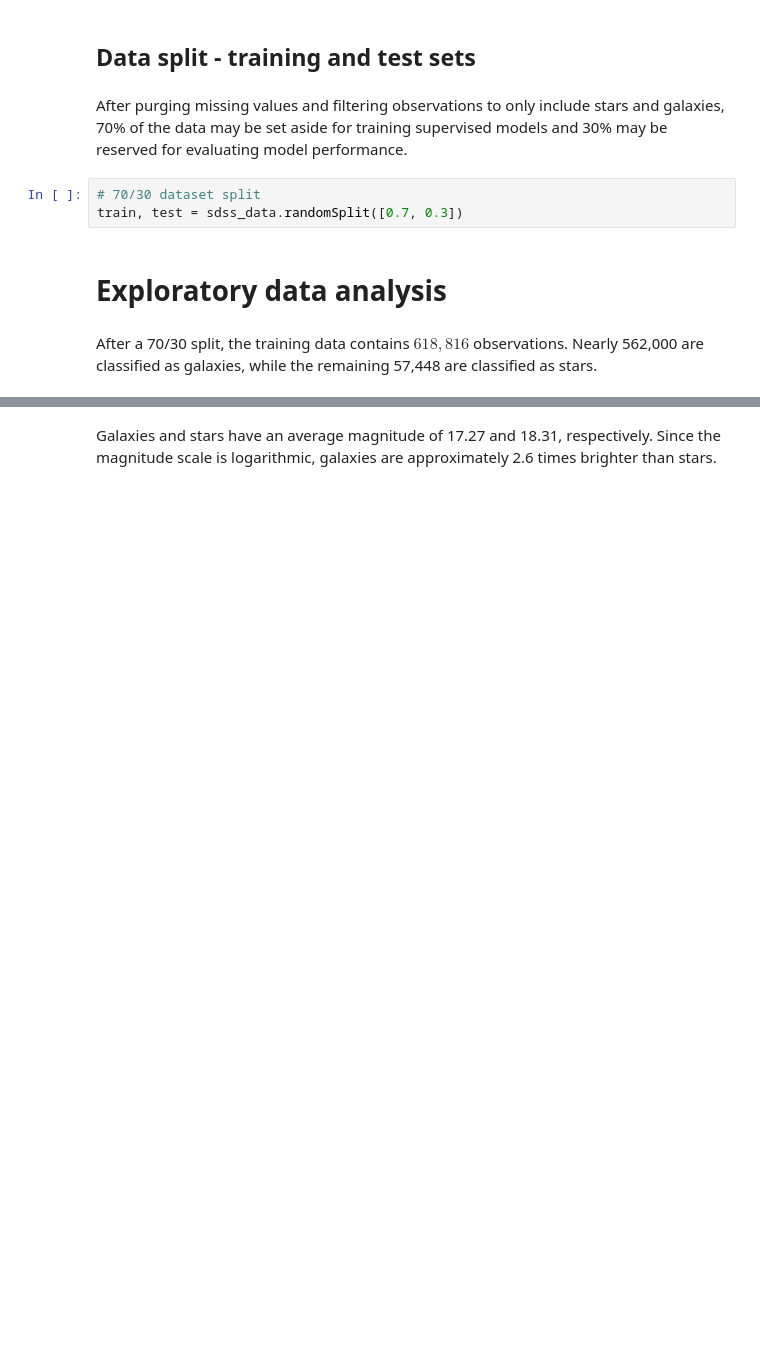
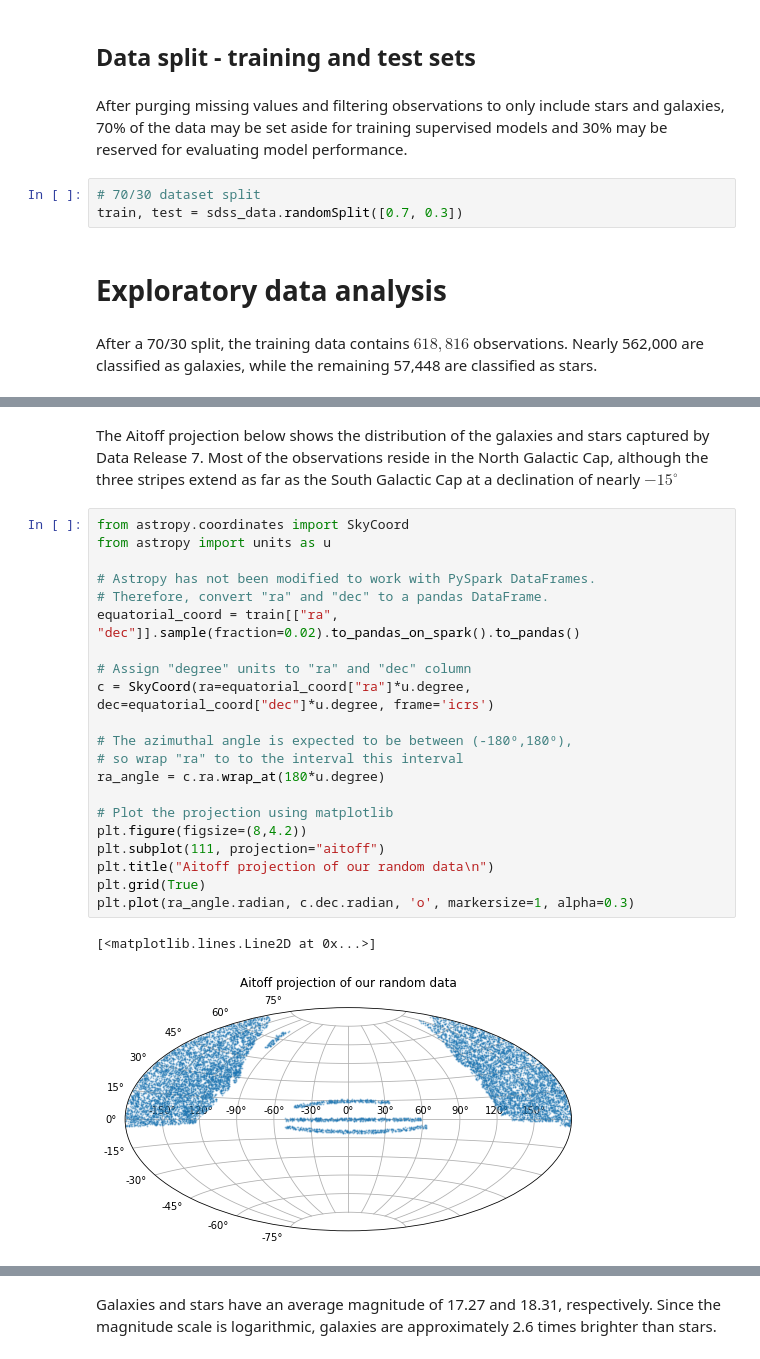
Before and after one commit to scimaksim/ML-Star-Galaxy-Classifiers, a Jupyter notebook: Nikiforov_Project_3.ipynb, the cells around one changed output, grey strips where cells are left out. Drawn from its saved outputs; the diff is of its cells as text; blank space fills up the shorter version.

```diff
--- a/Nikiforov_Project_3.ipynb
+++ b/Nikiforov_Project_3.ipynb
@@ -367,2 +335,28 @@ train.groupBy("obj_category").count().show()
 +------------+------+
+# %% [markdown]
+The Aitoff projection below shows the distribution of the galaxies and stars captured by Data Release 7. Most of the observations reside in the North Galactic Cap, although the three stripes extend as far as the South Galactic Cap at a declination of nearly $-15^{\circ}$
+# %%
+from astropy.coordinates import SkyCoord
+from astropy import units as u
+
+# Astropy has not been modified to work with PySpark DataFrames.
+# Therefore, convert "ra" and "dec" to a pandas DataFrame.
+equatorial_coord = train[["ra", "dec"]].sample(fraction=0.02).to_pandas_on_spark().to_pandas()
+
+# Assign "degree" units to "ra" and "dec" column
+c = SkyCoord(ra=equatorial_coord["ra"]*u.degree, dec=equatorial_coord["dec"]*u.degree, frame='icrs')
+
+# The azimuthal angle is expected to be between (-180º,180º),
+# so wrap "ra" to to the interval this interval
+ra_angle = c.ra.wrap_at(180*u.degree)
+
+# Plot the projection using matplotlib
+plt.figure(figsize=(8,4.2))
+plt.subplot(111, projection="aitoff")
+plt.title("Aitoff projection of our random data\n")
+plt.grid(True)
+plt.plot(ra_angle.radian, c.dec.radian, 'o', markersize=1, alpha=0.3)
+# %% [output]
+[<matplotlib.lines.Line2D at 0x...>]
+[figure, added]
 # %% [markdown]
```
Also changed, not shown: parts of 15 cells of this notebook.
